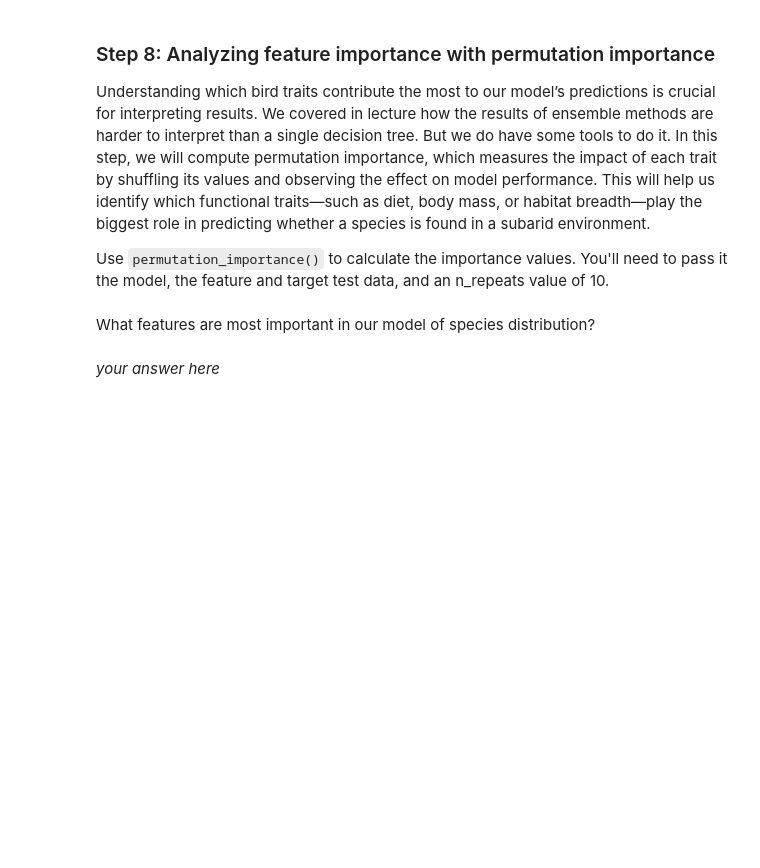
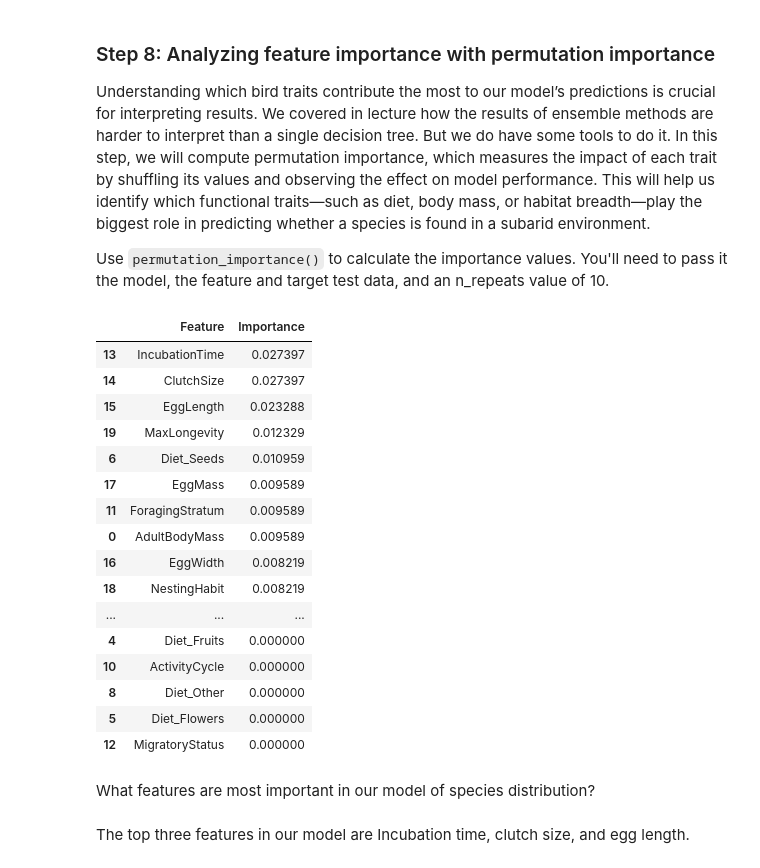
Before and after one commit to kimberleewong/EDS232-labs, a Jupyter notebook: Week5/lab5-birds.ipynb, the cells around one changed output. Cells and saved outputs as stored; diff of their text form; code cells hidden in the pictures; blank space fills up the shorter version.

```diff
--- a/Week5/lab5-birds.ipynb
+++ b/Week5/lab5-birds.ipynb
@@ -64,0 +58,9 @@ birds_clean.head()
+# %%
+# Create copy of birds_clean
+birds_na = birds_clean.copy()
+
+# Impute with mode
+birds_impute = birds_na.fillna(birds_na.mode().iloc[0])
+
+# Check there are no NAs
+birds_impute.isna().sum()
@@ -156,7 +287,32 @@ How did this second model, trained on balanced data, do in comparison to the fir
 Understanding which bird traits contribute the most to our model’s predictions is crucial for interpreting results. We covered in lecture how the results of ensemble methods are harder to interpret than a single decision tree.  But we do have some tools to do it.  In this step, we will compute permutation importance, which measures the impact of each trait by shuffling its values and observing the effect on model performance. This will help us identify which functional traits—such as diet, body mass, or habitat breadth—play the biggest role in predicting whether a species is found in a subarid environment.
 
 Use `permutation_importance()` to calculate the importance values.  You'll need to pass it the model, the feature and target test data, and an n_repeats value of 10.
+# %%
+# Calculate important values
+perm_important = permutation_importance(bagging, X_test, y_test, n_repeats=10, random_state=808)
+
+# Add to list and sort
+important_values = pd.DataFrame(zip(X_test.columns, perm_important.importances_mean), columns=['Feature', 'Importance'])
+important_values.sort_values(by='Importance', ascending=False)
+# %% [output]
+|  | Feature | Importance |
+| 13 | IncubationTime | 0.027397 |
+| 14 | ClutchSize | 0.027397 |
+| 15 | EggLength | 0.023288 |
+| 19 | MaxLongevity | 0.012329 |
+| 6 | Diet_Seeds | 0.010959 |
+| 17 | EggMass | 0.009589 |
+| 11 | ForagingStratum | 0.009589 |
+| 0 | AdultBodyMass | 0.009589 |
+| 16 | EggWidth | 0.008219 |
+| 18 | NestingHabit | 0.008219 |
+| ... | ... | ... |
+| 4 | Diet_Fruits | 0.000000 |
+| 10 | ActivityCycle | 0.000000 |
+| 8 | Diet_Other | 0.000000 |
+| 5 | Diet_Flowers | 0.000000 |
+| 12 | MigratoryStatus | 0.000000 |
 # %% [markdown]
 What features are most important in our model of species distribution?
-# %% [markdown]
-*your answer here*
+# %% [markdown]
+The top three features in our model are Incubation time, clutch size, and egg length.
```
Also changed, not shown: parts of 17 cells of this notebook.
